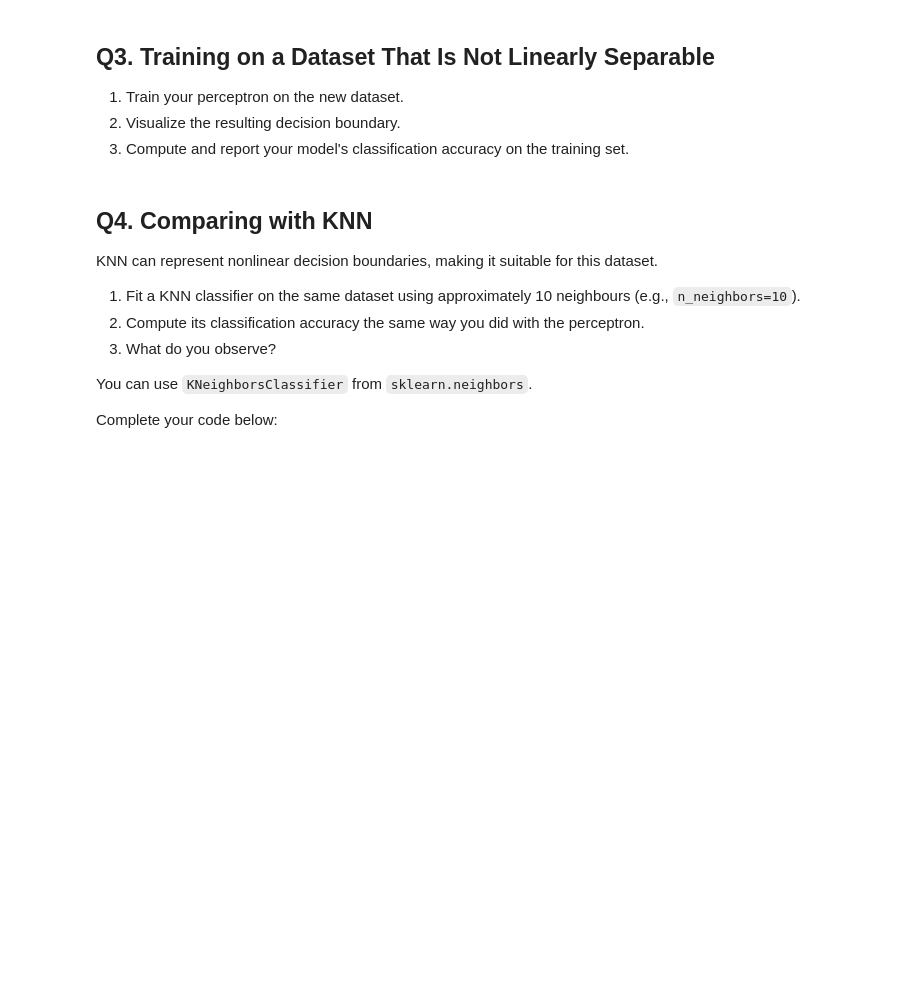
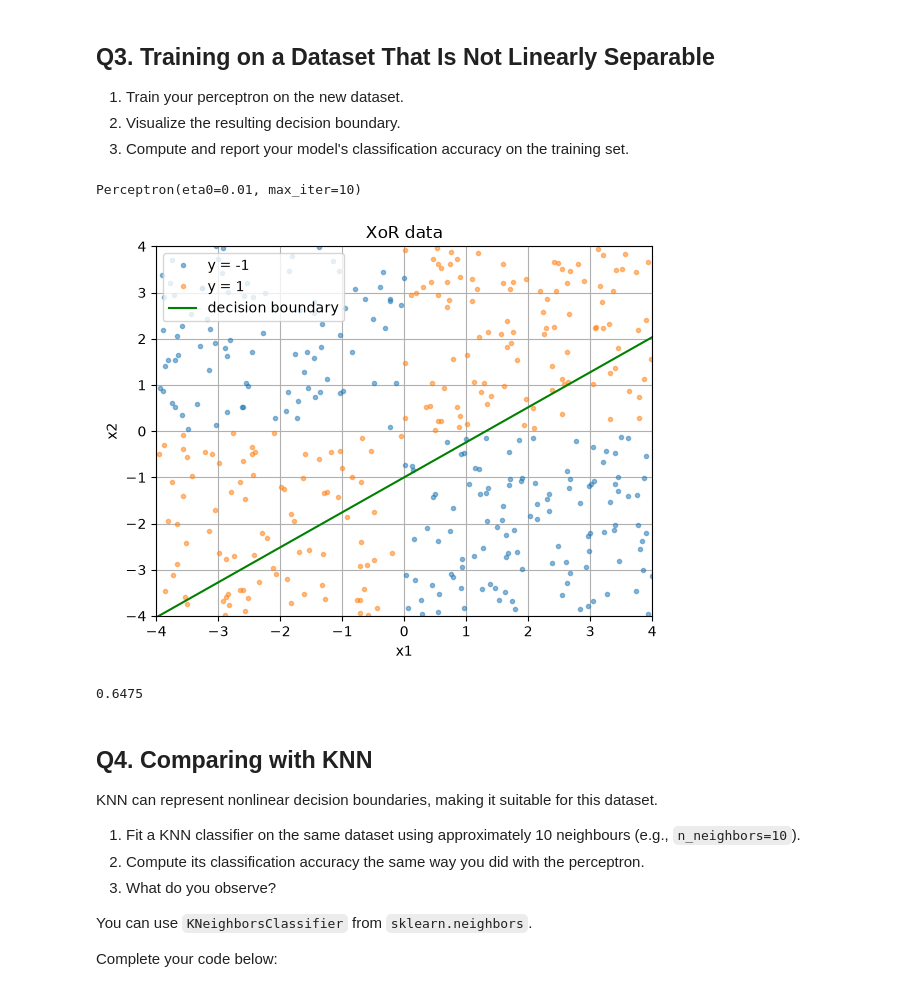
Before and after one commit to olethrosdc/machine-learning-neuch, a Jupyter notebook: MSc/src/Labs/Lab-3-Perceptron/Lab_3_Perceptron_Gradient_Descent.ipynb, the cells around one changed output. Saved outputs shown, nothing was run; the diff lists cells and outputs as text; code cells hidden in the pictures; blank space fills up the shorter version.

```diff
--- a/MSc/src/Labs/Lab-3-Perceptron/Lab_3_Perceptron_Gradient_Descent.ipynb
+++ b/MSc/src/Labs/Lab-3-Perceptron/Lab_3_Perceptron_Gradient_Descent.ipynb
@@ -416,11 +448,34 @@ plt.show()
 3. Compute and report your model's classification accuracy on the training set.
 # %%
 # Initialise and train your model again.
-perceptron = ..
+from sklearn.datasets import load_digits
+from sklearn.linear_model import Perceptron
+
+perceptron_sklearn = Perceptron(eta0=0.01,  # learning rate
+                                max_iter=10 # epochs
+                               )
+perceptron_sklearn.fit(x, y)
+# %% [output]
+Perceptron(eta0=0.01, max_iter=10)
 # %%
 # Lets take the weights
-w = perceptron.w
-b = perceptron.b
+w = perceptron_sklearn.coef_[0]
+b = perceptron_sklearn.intercept_[0]
 # %%
-# Visualize the resulting decision boundary with the data
-# ...
+plt.figure()
+plt.plot(x[y==-1,0], x[y==-1,1], '.', alpha=0.5, label = "y = -1")
+plt.plot(x[y==1,0], x[y==1,1], '.', alpha=0.5, label = "y = 1")
+
+x2_values = get_decision_boundary(w=w, b=b, x1=x1_values)
+plt.plot(x1_values, x2_values, label = f"decision boundary", color= "g")
+
+plt.title("XoR data")
+plt.ylabel("x2")
+plt.xlabel("x1")
+plt.ylim(-4,4)
+plt.xlim(-4,4)
+plt.grid()
+plt.legend()
+plt.show()
+# %% [output]
+[figure, added]
@@ -430,3 +482,9 @@ b = perceptron.b
+# %%
+# accuracy
+accuracy = perceptron_sklearn.score(x,y)
+accuracy
+# %% [output]
+0.6475
 # %% [markdown]
 ## Q4. Comparing with KNN
 
```
Also changed, not shown: parts of 9 cells of this notebook, 3 other files.
